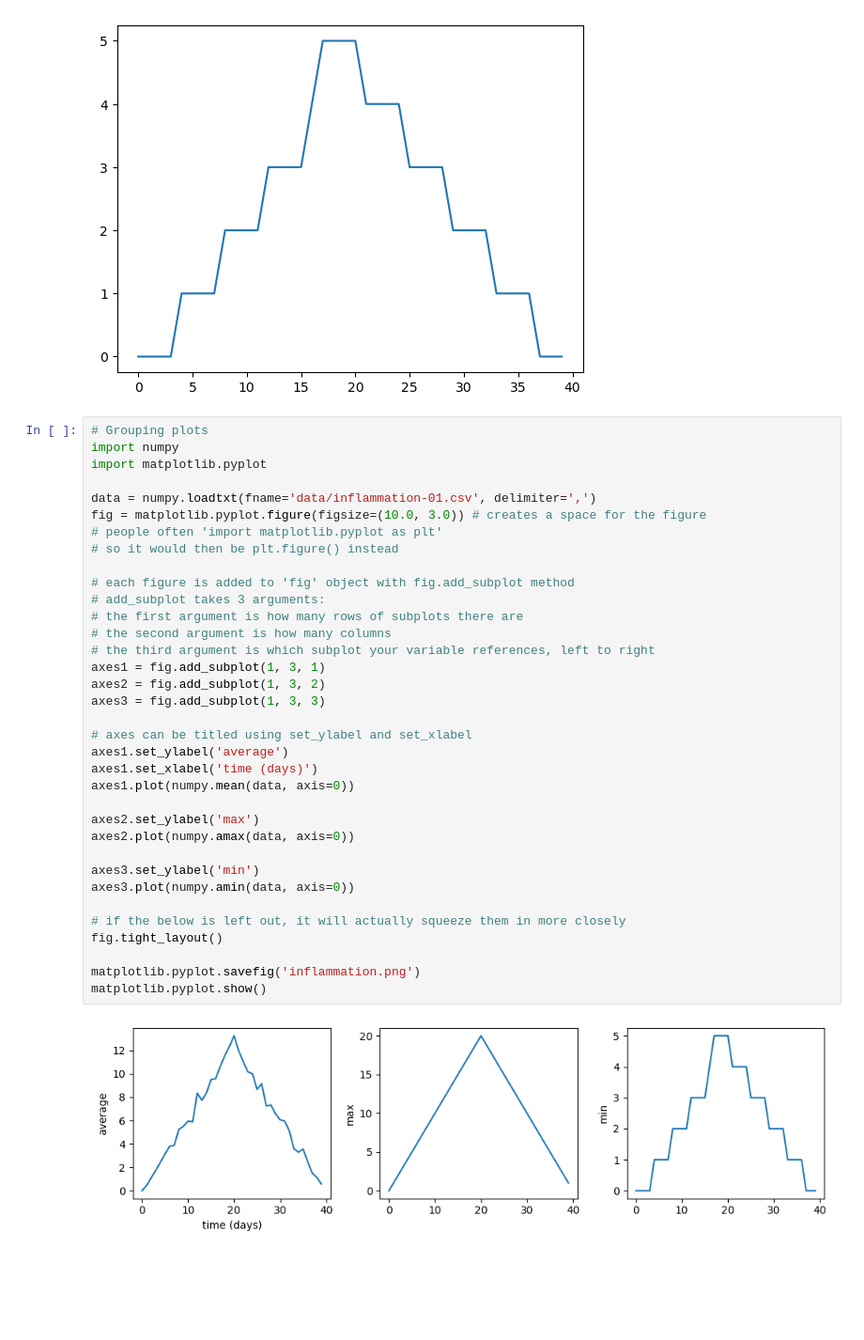
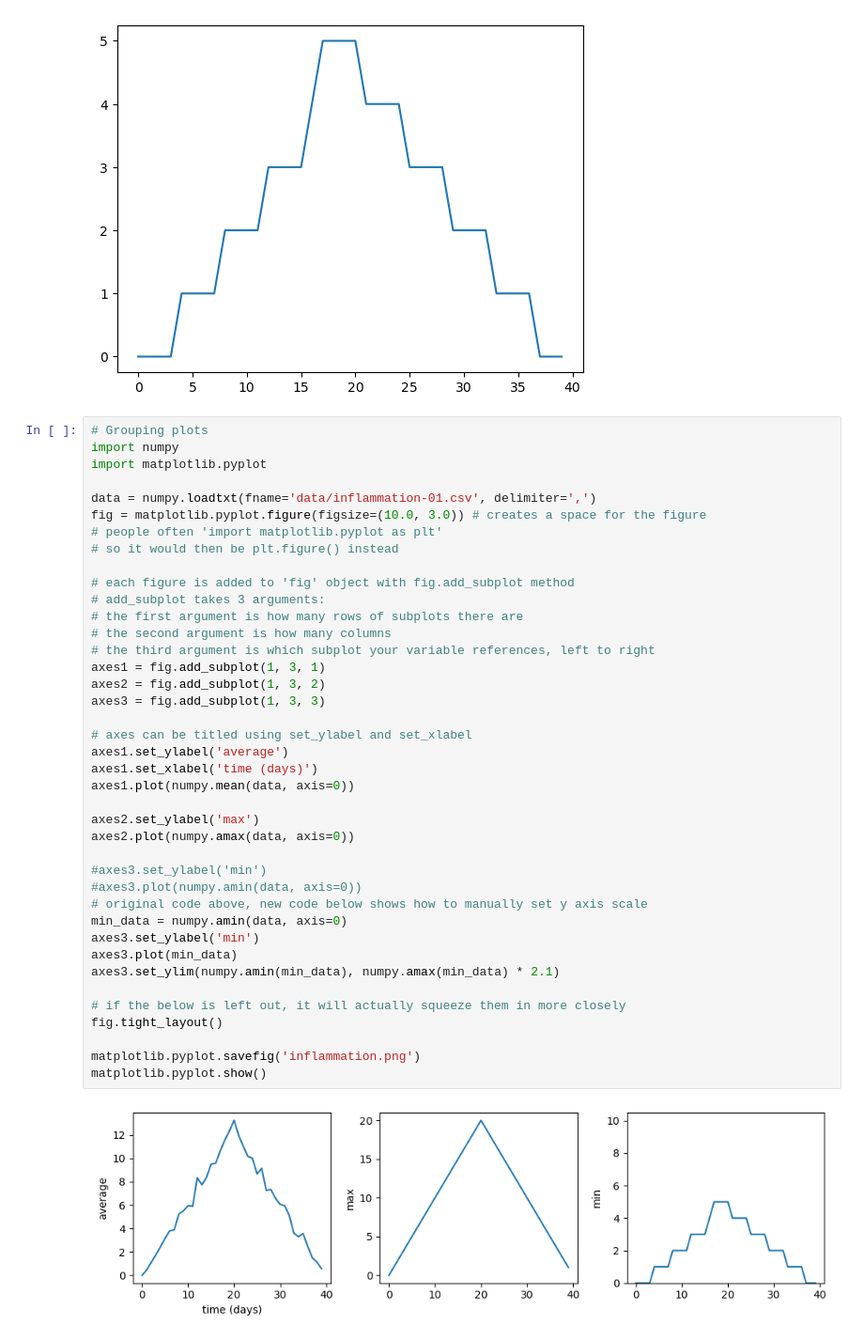
Before and after one commit to newmanreb/software-carpentry-1, a Jupyter notebook: visualising-tabular.ipynb, the cells around one changed output. Shown at 94% size. Drawn from its saved outputs; the diff is of its cells as text; blank space fills up the shorter version.

Commit message:
finishing grouped plots section

```diff
--- a/visualising-tabular.ipynb
+++ b/visualising-tabular.ipynb
@@ -43,32 +43,37 @@ import matplotlib.pyplot
 data = numpy.loadtxt(fname='data/inflammation-01.csv', delimiter=',')
 fig = matplotlib.pyplot.figure(figsize=(10.0, 3.0)) # creates a space for the figure
 # people often 'import matplotlib.pyplot as plt'
 # so it would then be plt.figure() instead
 
 # each figure is added to 'fig' object with fig.add_subplot method
 # add_subplot takes 3 arguments:
 # the first argument is how many rows of subplots there are
 # the second argument is how many columns
 # the third argument is which subplot your variable references, left to right
 axes1 = fig.add_subplot(1, 3, 1)
 axes2 = fig.add_subplot(1, 3, 2)
 axes3 = fig.add_subplot(1, 3, 3)
 
 # axes can be titled using set_ylabel and set_xlabel
 axes1.set_ylabel('average')
 axes1.set_xlabel('time (days)')
 axes1.plot(numpy.mean(data, axis=0))
 
 axes2.set_ylabel('max')
 axes2.plot(numpy.amax(data, axis=0))
 
+#axes3.set_ylabel('min')
+#axes3.plot(numpy.amin(data, axis=0))
+# original code above, new code below shows how to manually set y axis scale
+min_data = numpy.amin(data, axis=0)
 axes3.set_ylabel('min')
-axes3.plot(numpy.amin(data, axis=0))
+axes3.plot(min_data)
+axes3.set_ylim(numpy.amin(min_data), numpy.amax(min_data) * 2.1)
 
 # if the below is left out, it will actually squeeze them in more closely
 fig.tight_layout()
 
 matplotlib.pyplot.savefig('inflammation.png')
 matplotlib.pyplot.show()
 # %% [output]
-[figure, old version]
+[figure, new version]
```
Also changed, not shown: parts of 2 cells of this notebook, 1 other file.
